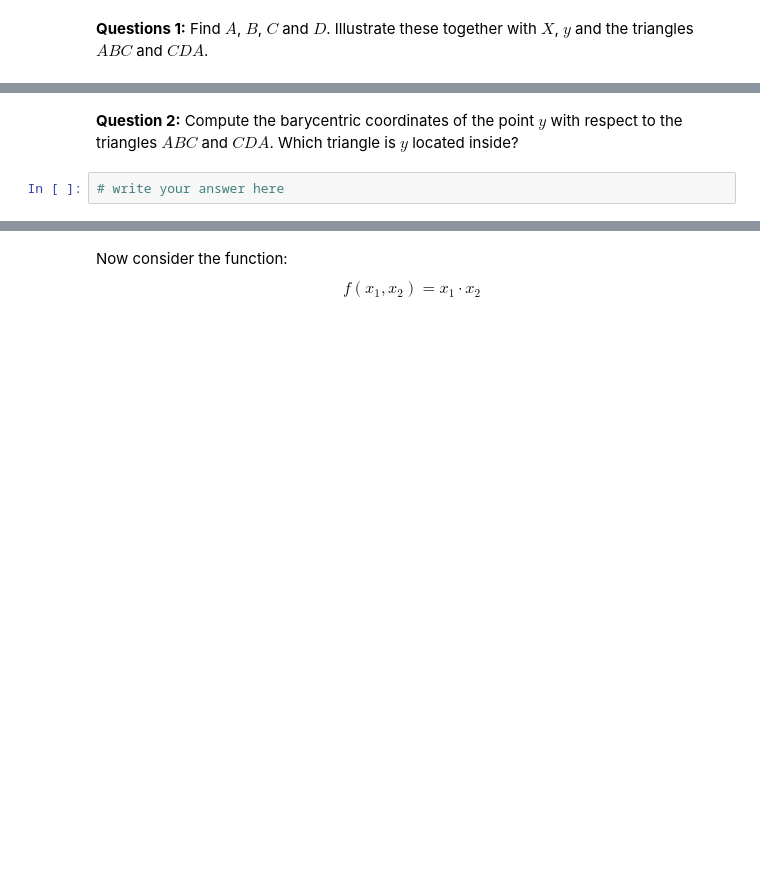
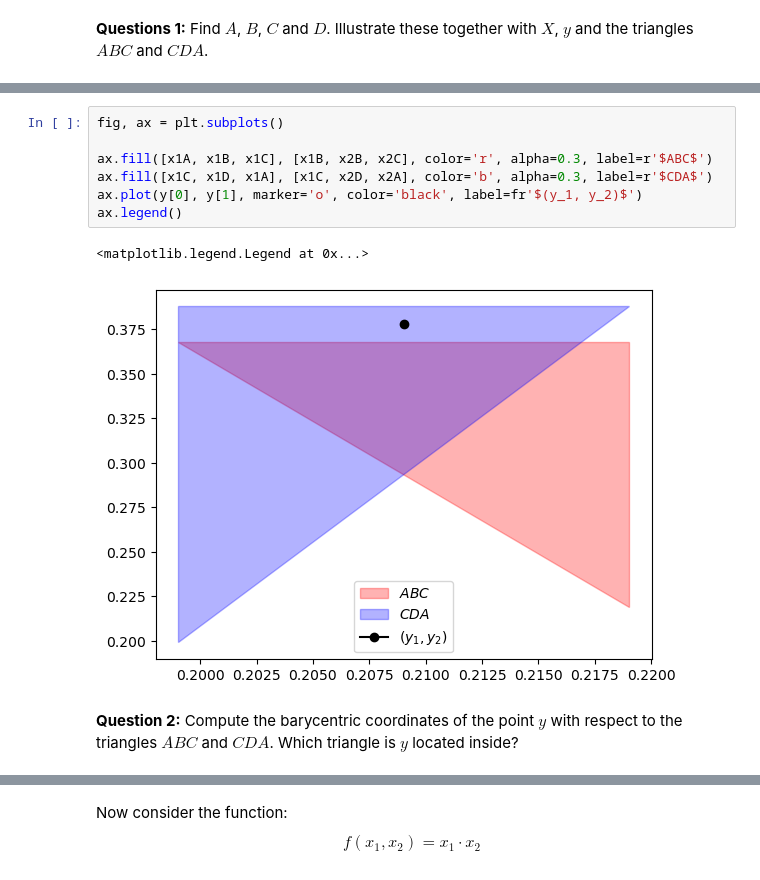
Before and after one commit to NumEconCopenhagen/projects-2024-jbh, a Jupyter notebook: examproject/exam_2024.ipynb, the cells around one changed output, grey strips where cells are left out. Saved outputs shown, nothing was run; the diff lists cells and outputs as text; blank space fills up the shorter version.

```diff
--- a/examproject/exam_2024.ipynb
+++ b/examproject/exam_2024.ipynb
@@ -552,4 +588,12 @@ y = rng.uniform(size=(2,))
+# %%
+fig, ax = plt.subplots()
+
+ax.fill([x1A, x1B, x1C], [x1B, x2B, x2C], color='r', alpha=0.3, label=r'$ABC$')
+ax.fill([x1C, x1D, x1A], [x1C, x2D, x2A], color='b', alpha=0.3, label=r'$CDA$')
+ax.plot(y[0], y[1], marker='o', color='black', label=fr'$(y_1, y_2)$')
+ax.legend()
+# %% [output]
+<matplotlib.legend.Legend at 0x...>
+[figure, added]
 # %% [markdown]
 **Question 2:** Compute the barycentric coordinates of the point $y$ with respect to the triangles $ABC$ and $CDA$. Which triangle is $y$ located inside?
-# %%
-# write your answer here
```
Also changed, not shown: parts of 22 cells of this notebook.
